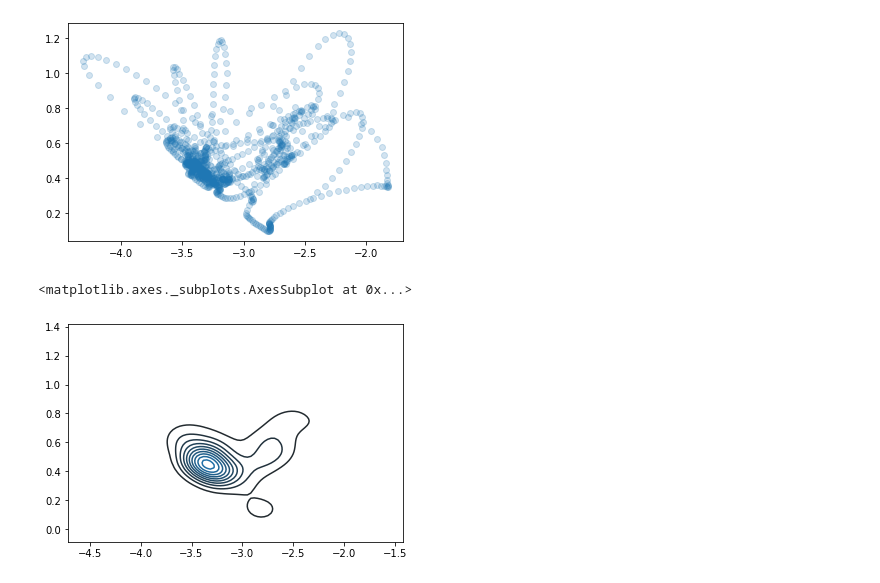
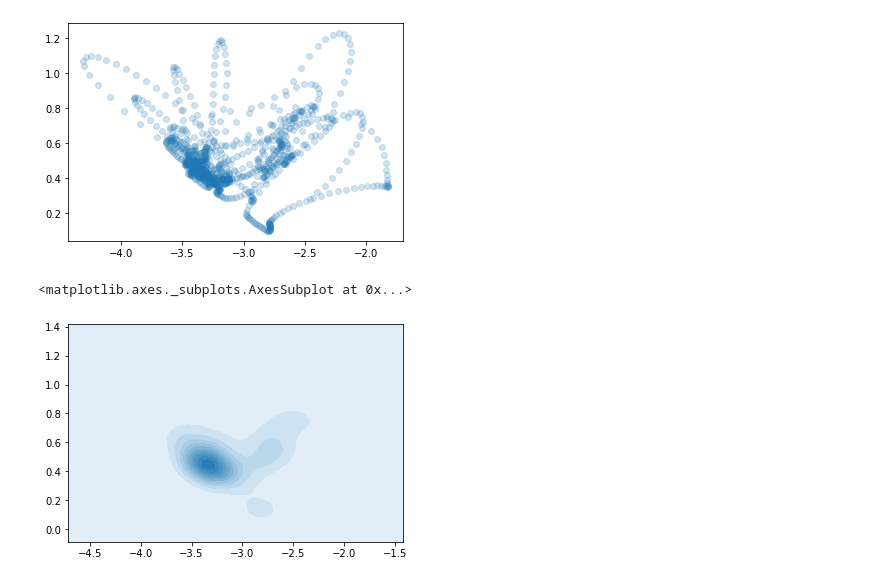
Before and after one commit to leobrowning92/plotting, a Jupyter notebook: example_mea_analysis_new.ipynb, the cells around one changed output. Drawn from its saved outputs; the diff is of its cells as text; code cells hidden in the pictures.

```diff
--- a/example_mea_analysis_new.ipynb
+++ b/example_mea_analysis_new.ipynb
@@ -249,7 +249,7 @@ plt.scatter(projection[:,0], projection[:,1], alpha=0.2)
 <matplotlib.collections.PathCollection at 0x...>
 [figure]
 # %%
-sns.kdeplot(projection[:,0], projection[:,1])
+sns.kdeplot(projection[:,0], projection[:,1], shade=True)
 # %% [output]
 <matplotlib.axes._subplots.AxesSubplot at 0x...>
-[figure, old version]
+[figure, new version]
```
Also changed, not shown: parts of 2 cells of this notebook.
